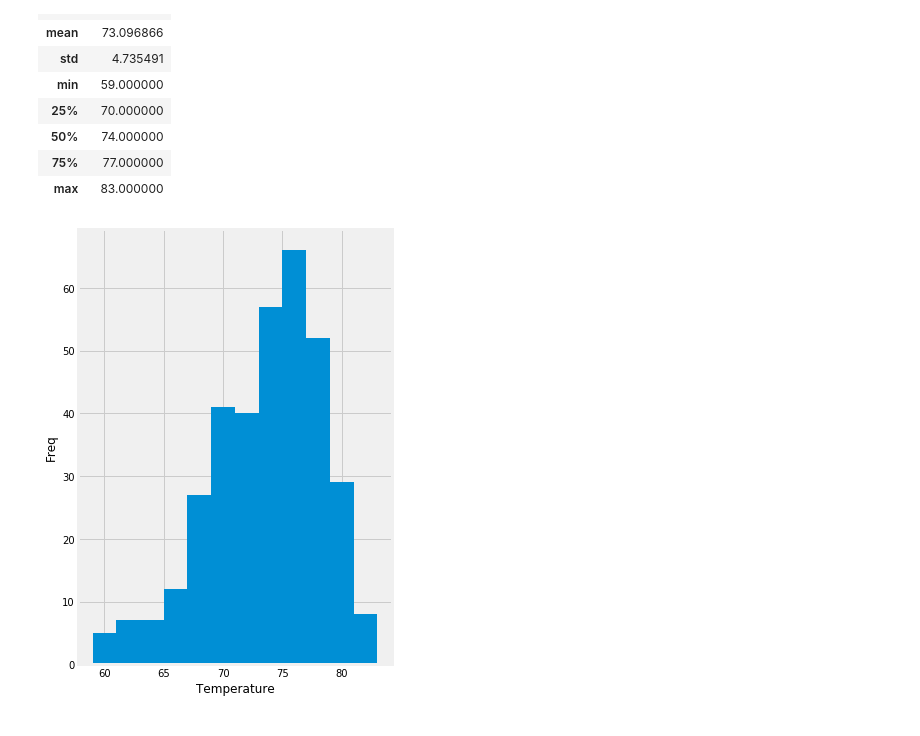
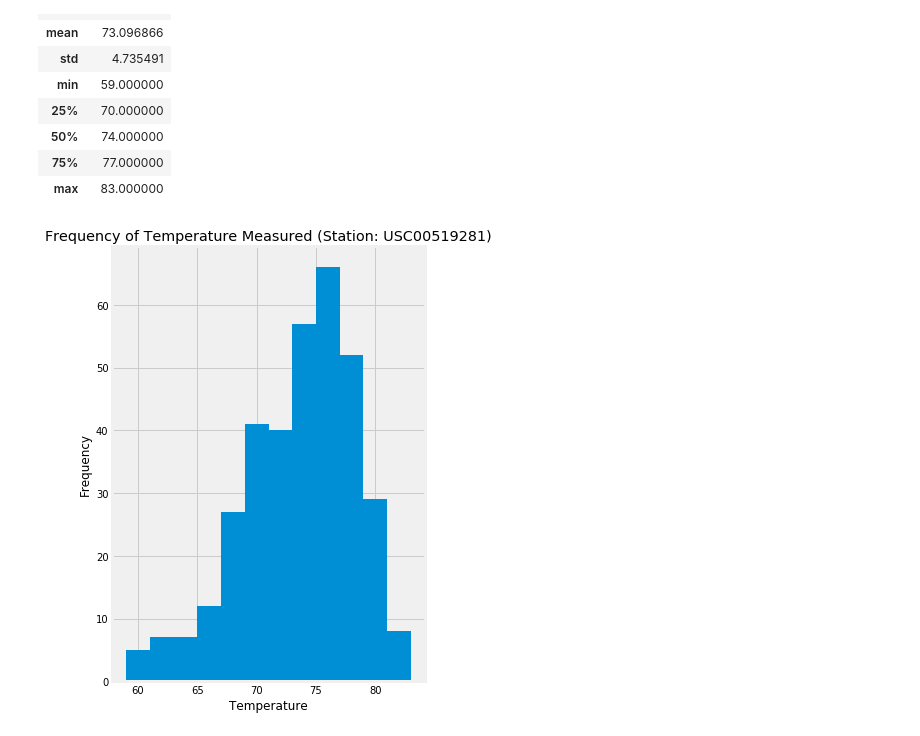
Before and after one commit to alecslaney/sqlalchemy-challenge, a Jupyter notebook: exploration.ipynb, the cells around one changed output. Cells and saved outputs as stored; diff of their text form; code cells hidden in the pictures.

```diff
--- a/exploration.ipynb
+++ b/exploration.ipynb
@@ -148,12 +150,14 @@ temp_df.describe()
 | 75% | 77.000000 |
 | max | 83.000000 |
 # %%
+# Temperature data from the previous query displayed as a histogram.
 fig, ax = plt.subplots(figsize=(5,8))
 
+ax.set_title("Frequency of Temperature Measured (Station: USC00519281)")
 ax.set_xlabel("Temperature")
-ax.set_ylabel("Freq")
+ax.set_ylabel("Frequency")
 ax.hist(temp_df.temperature, bins=12)
 
 plt.show()
 # %% [output]
-[figure, old version]
+[figure, new version]
```
Also changed, not shown: parts of 17 cells of this notebook, 1 other file.
